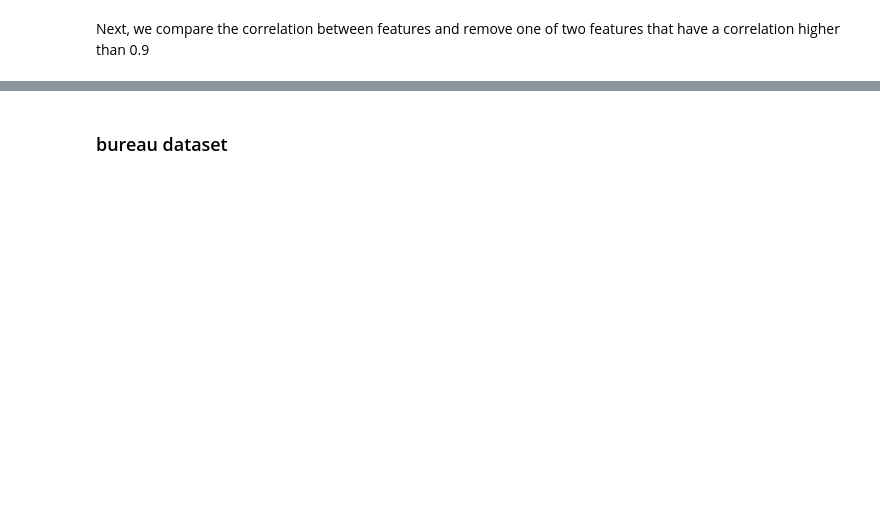
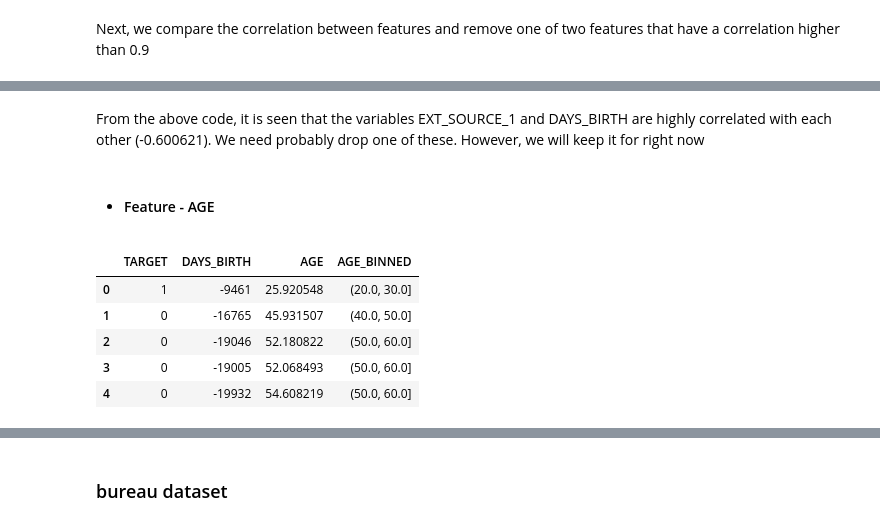
Before and after one commit to masonxmh/Project3, a Jupyter notebook: analysis.ipynb, the cells around one changed output, grey strips where cells are left out. Drawn from its saved outputs; the diff is of its cells as text; code cells hidden in the pictures; blank space fills up the shorter version.

```diff
--- a/analysis.ipynb
+++ b/analysis.ipynb
@@ -336,0 +374,17 @@ plt.show()
+# %% [markdown]
+From the above code, it is seen that the variables EXT_SOURCE_1 and DAYS_BIRTH are highly correlated with each other (-0.600621). We need probably drop one of these. However, we will keep it for right now
+# %% [markdown]
+* #### Feature - AGE
+# %%
+# Age information into a separate dataframe
+age_data = app_train_df[['TARGET', 'DAYS_BIRTH']]
+age_data['AGE'] = age_data['DAYS_BIRTH'] / -365
+age_data['AGE_BINNED'] = pd.cut(age_data['AGE'], bins = np.linspace(20, 70, num = 6))
+age_data.head()
+# %% [output]
+|  | TARGET | DAYS_BIRTH | AGE | AGE_BINNED |
+| 0 | 1 | -9461 | 25.920548 | (20.0, 30.0] |
+| 1 | 0 | -16765 | 45.931507 | (40.0, 50.0] |
+| 2 | 0 | -19046 | 52.180822 | (50.0, 60.0] |
+| 3 | 0 | -19005 | 52.068493 | (50.0, 60.0] |
+| 4 | 0 | -19932 | 54.608219 | (50.0, 60.0] |
```
Also changed, not shown: parts of 51 cells of this notebook.
